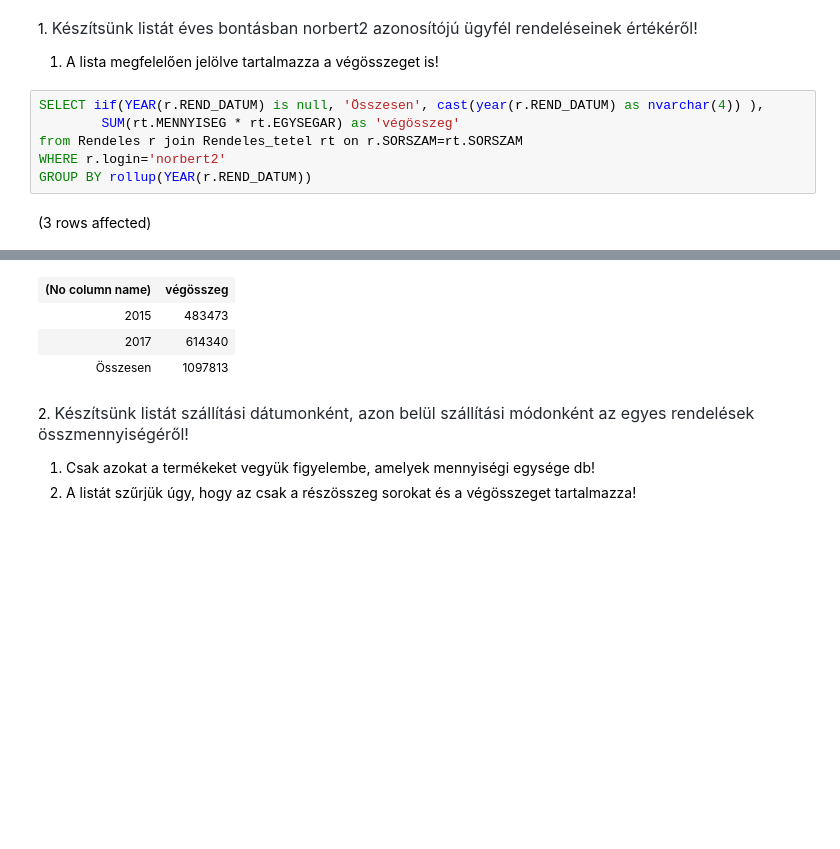
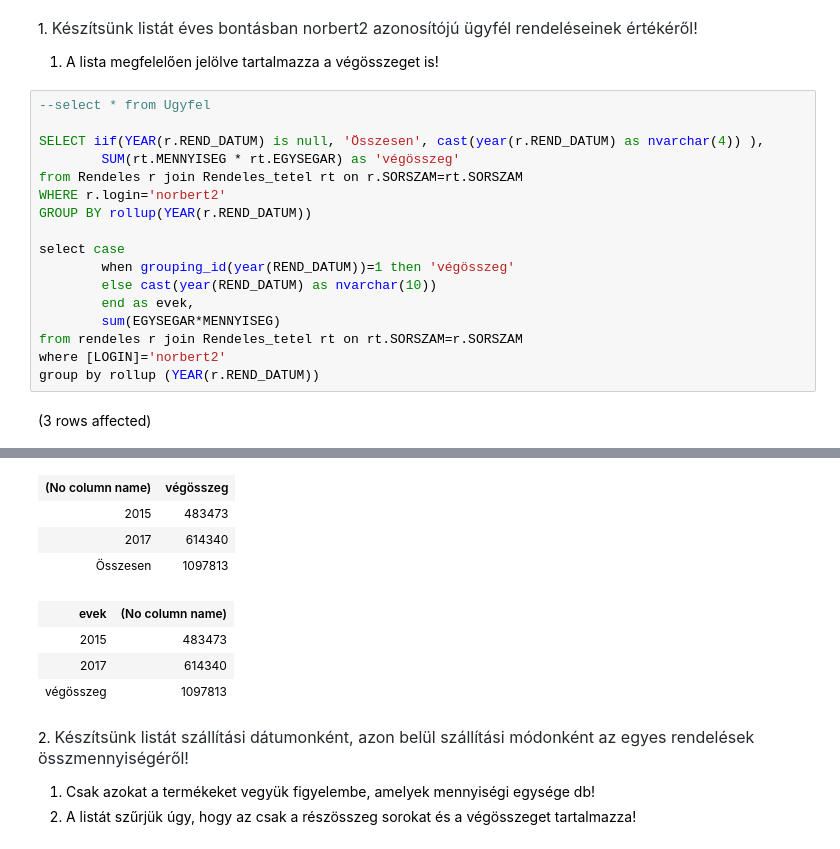
Before and after one commit to rttjnk/adatbazis, a Jupyter notebook: gyakorlat05_feladatok.ipynb, the cells around one changed output, grey strips where cells are left out. Cells and saved outputs as stored; diff of their text form; blank space fills up the shorter version.

```diff
--- a/gyakorlat05_feladatok.ipynb
+++ b/gyakorlat05_feladatok.ipynb
@@ -3,10 +3,21 @@
 
 1. A lista megfelelően jelölve tartalmazza a végösszeget is!
 # %%
+--select * from Ugyfel
+
 SELECT iif(YEAR(r.REND_DATUM) is null, 'Összesen', cast(year(r.REND_DATUM) as nvarchar(4)) ),
         SUM(rt.MENNYISEG * rt.EGYSEGAR) as 'végösszeg'
 from Rendeles r join Rendeles_tetel rt on r.SORSZAM=rt.SORSZAM
 WHERE r.login='norbert2'
 GROUP BY rollup(YEAR(r.REND_DATUM))
+
+select case
+        when grouping_id(year(REND_DATUM))=1 then 'végösszeg'
+        else cast(year(REND_DATUM) as nvarchar(10))
+        end as evek,
+        sum(EGYSEGAR*MENNYISEG)
+from rendeles r join Rendeles_tetel rt on rt.SORSZAM=r.SORSZAM
+where [LOGIN]='norbert2'
+group by rollup (YEAR(r.REND_DATUM))
 # %% [output]
 (3 rows affected)
@@ -14,7 +26,11 @@ Total execution time: 00:00:00.062
 | (No column name) | végösszeg |
 | 2015 | 483473 |
 | 2017 | 614340 |
 | Összesen | 1097813 |
+| evek | (No column name) |
+| 2015 | 483473 |
+| 2017 | 614340 |
+| végösszeg | 1097813 |
 # %% [markdown]
 2. <span style="color: rgb(36, 41, 47); font-family: -apple-system, BlinkMacSystemFont, &quot;Segoe UI&quot;, Helvetica, Arial, sans-serif, &quot;Apple Color Emoji&quot;, &quot;Segoe UI Emoji&quot;; font-size: 16px;">Készítsünk listát szállítási dátumonként, azon belül szállítási módonként az egyes rendelések összmennyiségéről!</span>
 
```
Also changed, not shown: parts of 4 cells of this notebook.
